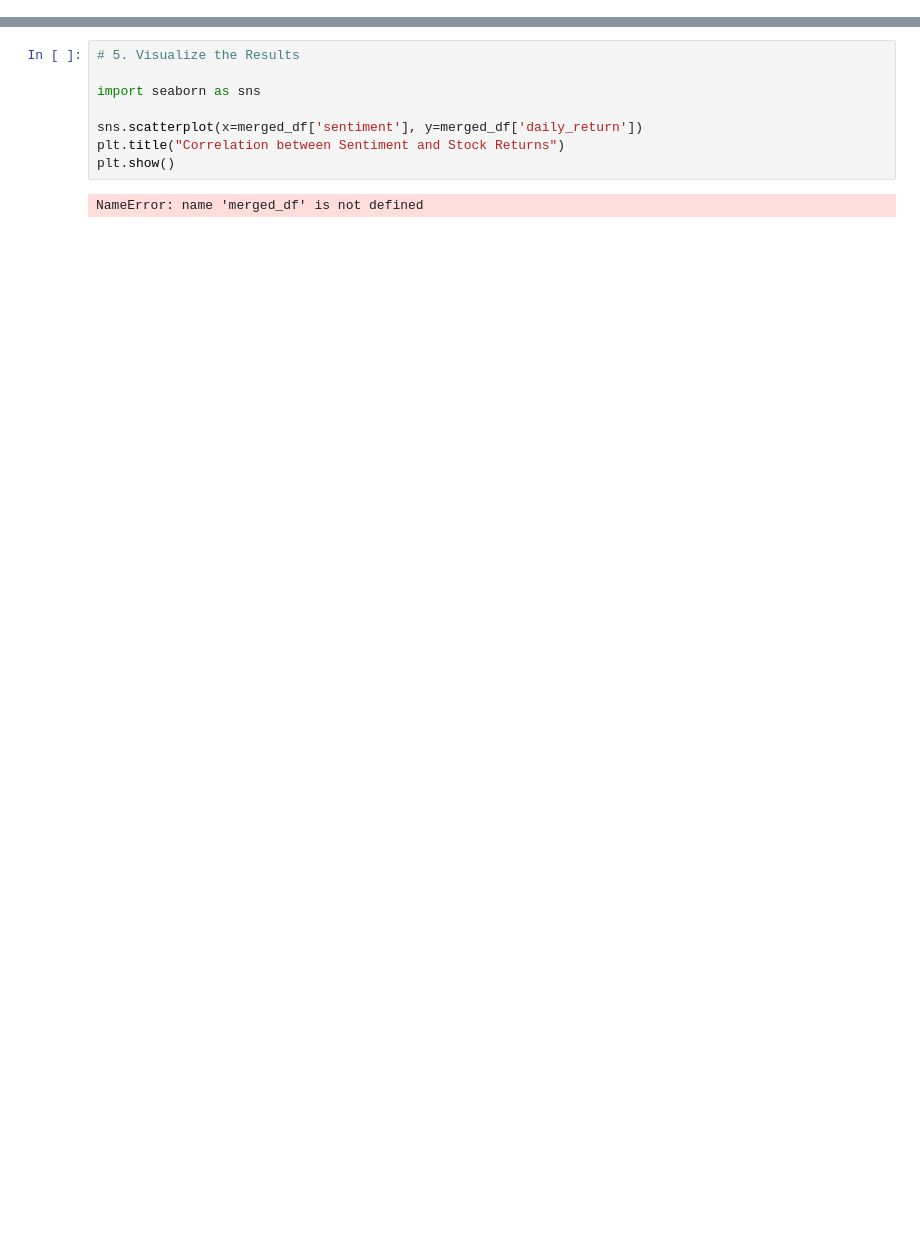
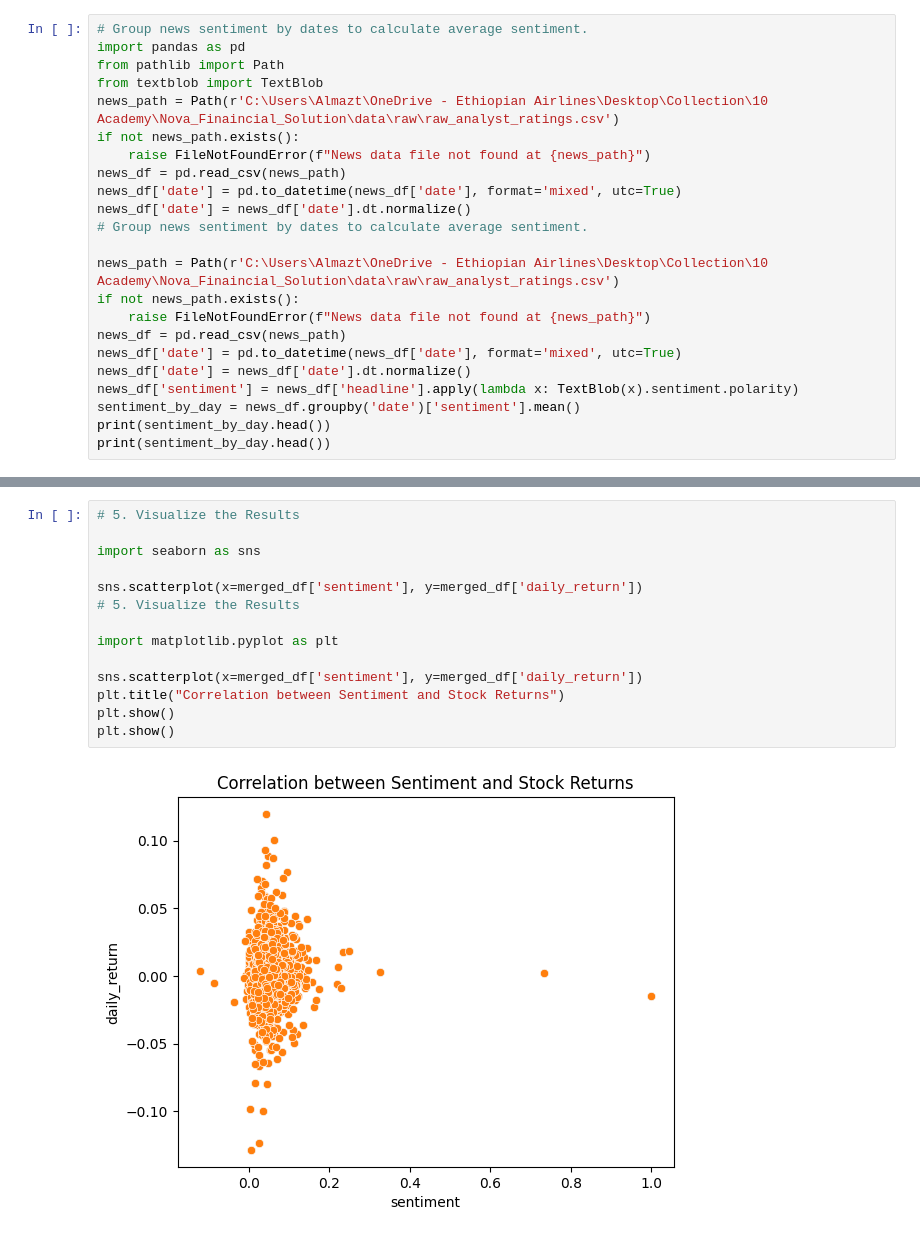
Before and after one commit to Almazt96/Nova_Finaincial_Solution, a Jupyter notebook: notebooks/Task3.ipynb, the cells around one changed output, grey strips where cells are left out. Drawn from its saved outputs; the diff is of its cells as text; blank space fills up the shorter version.

```diff
--- a/notebooks/Task3.ipynb
+++ b/notebooks/Task3.ipynb
@@ -15,0 +26,23 @@ NameError: name 'news_df' is not defined
+# %%
+# Group news sentiment by dates to calculate average sentiment.
+import pandas as pd
+from pathlib import Path
+from textblob import TextBlob
+news_path = Path(r'C:\Users\Almazt\OneDrive - Ethiopian Airlines\Desktop\Collection\10 Academy\Nova_Finaincial_Solution\data\raw\raw_analyst_ratings.csv')
+if not news_path.exists():
+    raise FileNotFoundError(f"News data file not found at {news_path}")
+news_df = pd.read_csv(news_path)
+news_df['date'] = pd.to_datetime(news_df['date'], format='mixed', utc=True)
+news_df['date'] = news_df['date'].dt.normalize()
+# Group news sentiment by dates to calculate average sentiment.
+
+news_path = Path(r'C:\Users\Almazt\OneDrive - Ethiopian Airlines\Desktop\Collection\10 Academy\Nova_Finaincial_Solution\data\raw\raw_analyst_ratings.csv')
+if not news_path.exists():
+    raise FileNotFoundError(f"News data file not found at {news_path}")
+news_df = pd.read_csv(news_path)
+news_df['date'] = pd.to_datetime(news_df['date'], format='mixed', utc=True)
+news_df['date'] = news_df['date'].dt.normalize()
+news_df['sentiment'] = news_df['headline'].apply(lambda x: TextBlob(x).sentiment.polarity)
+sentiment_by_day = news_df.groupby('date')['sentiment'].mean()
+print(sentiment_by_day.head())
+print(sentiment_by_day.head())
@@ -31,10 +98,16 @@ NameError: name 'merged_df' is not defined
 # %%
 # 5. Visualize the Results
 
 import seaborn as sns
 
 sns.scatterplot(x=merged_df['sentiment'], y=merged_df['daily_return'])
+# 5. Visualize the Results
+
+import matplotlib.pyplot as plt
+
+sns.scatterplot(x=merged_df['sentiment'], y=merged_df['daily_return'])
 plt.title("Correlation between Sentiment and Stock Returns")
 plt.show()
+plt.show()
 # %% [output]
-NameError: name 'merged_df' is not defined
+[figure, added]
```
Also changed, not shown: parts of 6 cells of this notebook, 1 other file.
